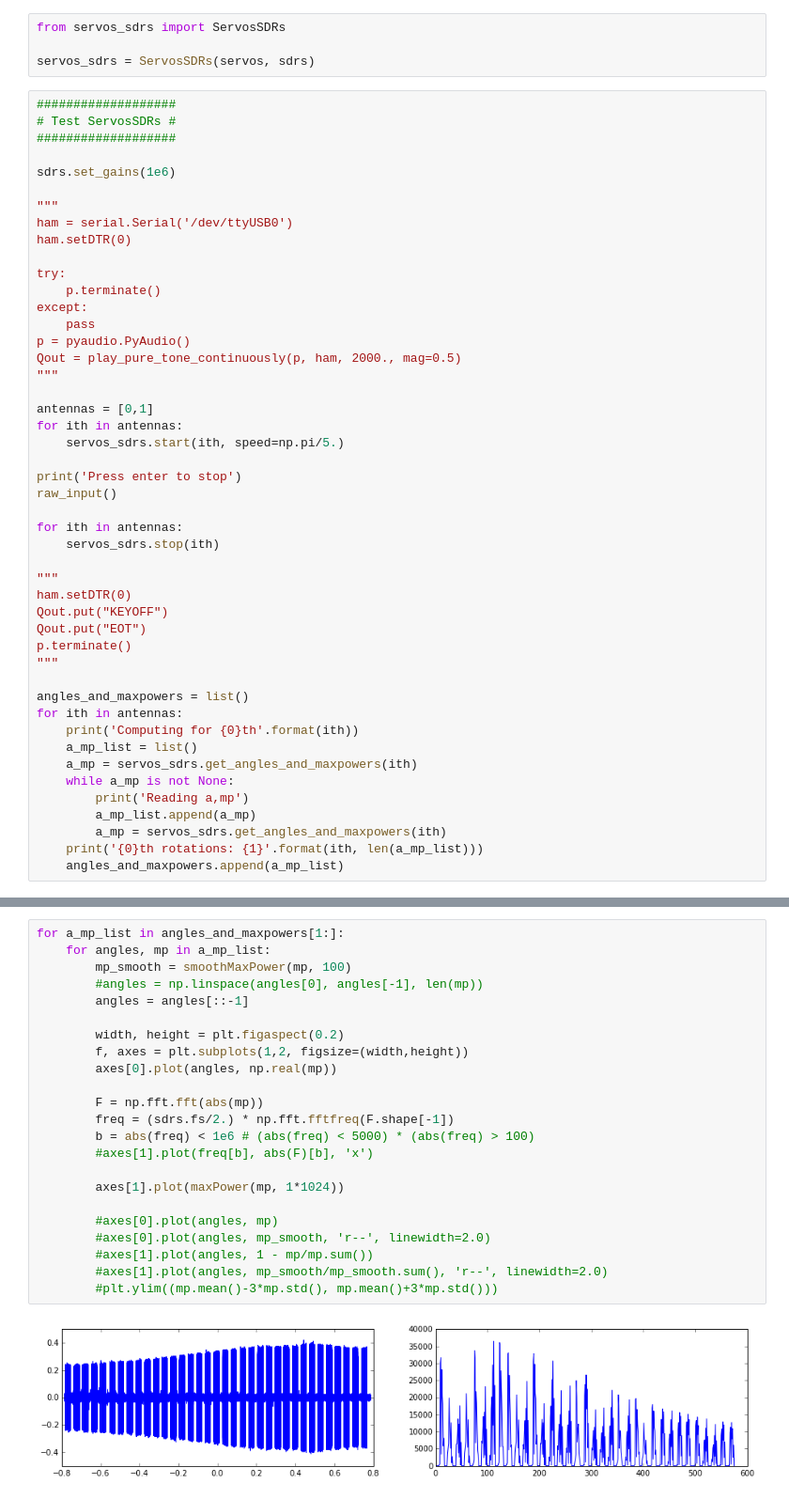
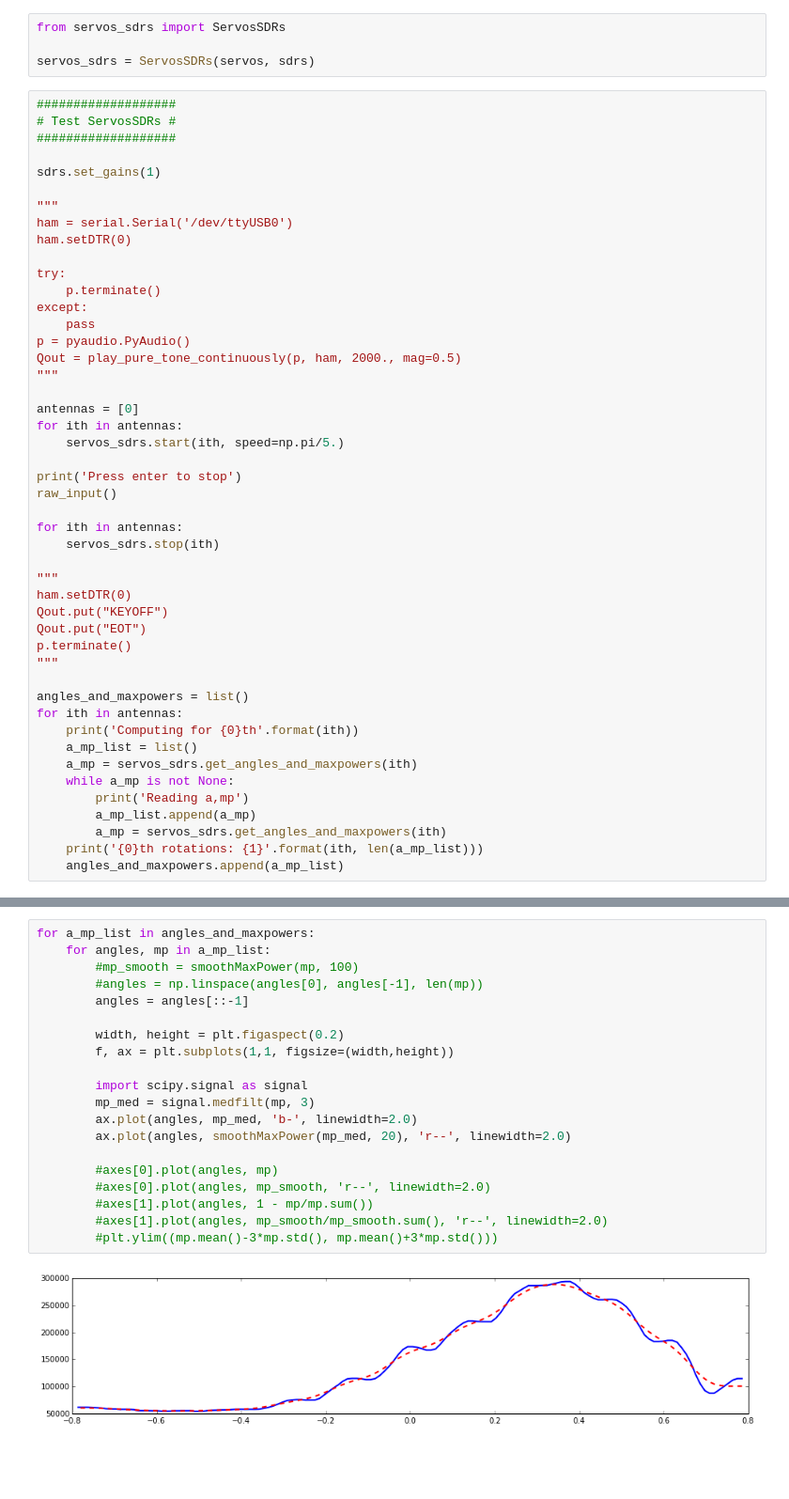
Before and after one commit to gkahn13/radioloc, a Jupyter notebook: servo_serial.ipynb, the cells around one changed output, grey strips where cells are left out. Shown at 94% size. Drawn from its saved outputs; the diff is of its cells as text; blank space fills up the shorter version.

```diff
--- a/servo_serial.ipynb
+++ b/servo_serial.ipynb
@@ -77,7 +77,7 @@ servos_sdrs = ServosSDRs(servos, sdrs)
 # Test ServosSDRs #
 ###################
 
-sdrs.set_gains(1e6)
+sdrs.set_gains(1)
 
 """
 ham = serial.Serial('/dev/ttyUSB0')
@@ -91,7 +91,7 @@ p = pyaudio.PyAudio()
 Qout = play_pure_tone_continuously(p, ham, 2000., mag=0.5)
 """
 
-antennas = [0,1]
+antennas = [0]
 for ith in antennas:
     servos_sdrs.start(ith, speed=np.pi/5.)
 
@@ -138,25 +132,22 @@ Reading a,mp
 # %%
-for a_mp_list in angles_and_maxpowers[1:]:
+for a_mp_list in angles_and_maxpowers:
     for angles, mp in a_mp_list:
-        mp_smooth = smoothMaxPower(mp, 100)
+        #mp_smooth = smoothMaxPower(mp, 100)
         #angles = np.linspace(angles[0], angles[-1], len(mp))
         angles = angles[::-1]
 
         width, height = plt.figaspect(0.2)
-        f, axes = plt.subplots(1,2, figsize=(width,height))
-        axes[0].plot(angles, np.real(mp))
+        f, ax = plt.subplots(1,1, figsize=(width,height))
 
-        F = np.fft.fft(abs(mp))
-        freq = (sdrs.fs/2.) * np.fft.fftfreq(F.shape[-1])
-        b = abs(freq) < 1e6 # (abs(freq) < 5000) * (abs(freq) > 100)
-        #axes[1].plot(freq[b], abs(F)[b], 'x')
-
-        axes[1].plot(maxPower(mp, 1*1024))
+        import scipy.signal as signal
+        mp_med = signal.medfilt(mp, 3)
+        ax.plot(angles, mp_med, 'b-', linewidth=2.0)
+        ax.plot(angles, smoothMaxPower(mp_med, 20), 'r--', linewidth=2.0)
 
         #axes[0].plot(angles, mp)
         #axes[0].plot(angles, mp_smooth, 'r--', linewidth=2.0)
         #axes[1].plot(angles, 1 - mp/mp.sum())
         #axes[1].plot(angles, mp_smooth/mp_smooth.sum(), 'r--', linewidth=2.0)
         #plt.ylim((mp.mean()-3*mp.std(), mp.mean()+3*mp.std()))
 # %% [output]
-[figure, old version]
+[figure, new version]
```
Also changed, not shown: parts of 12 cells of this notebook, 2 other files.
